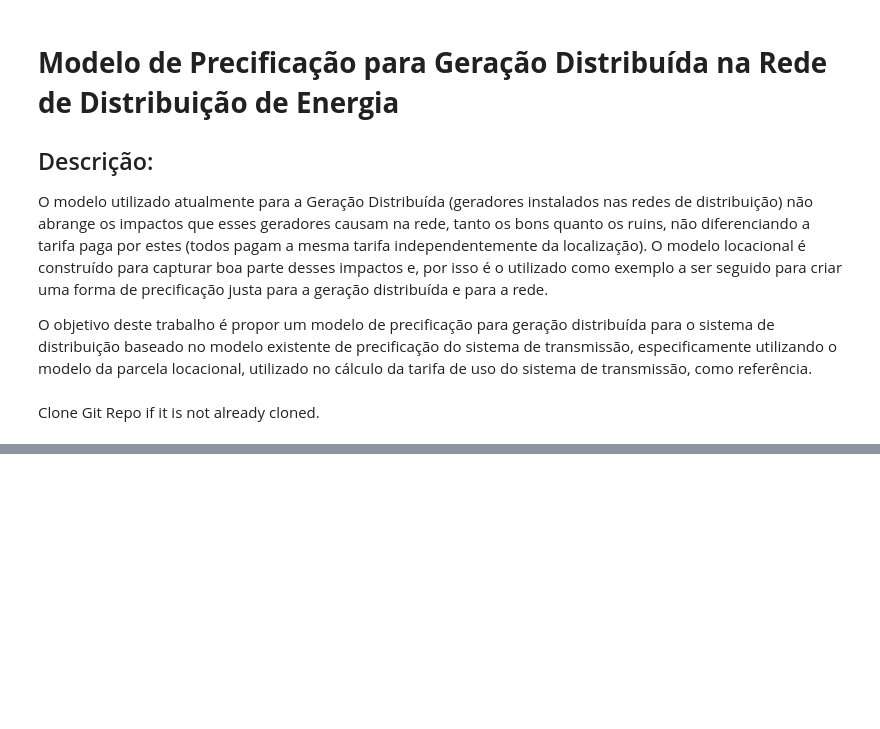
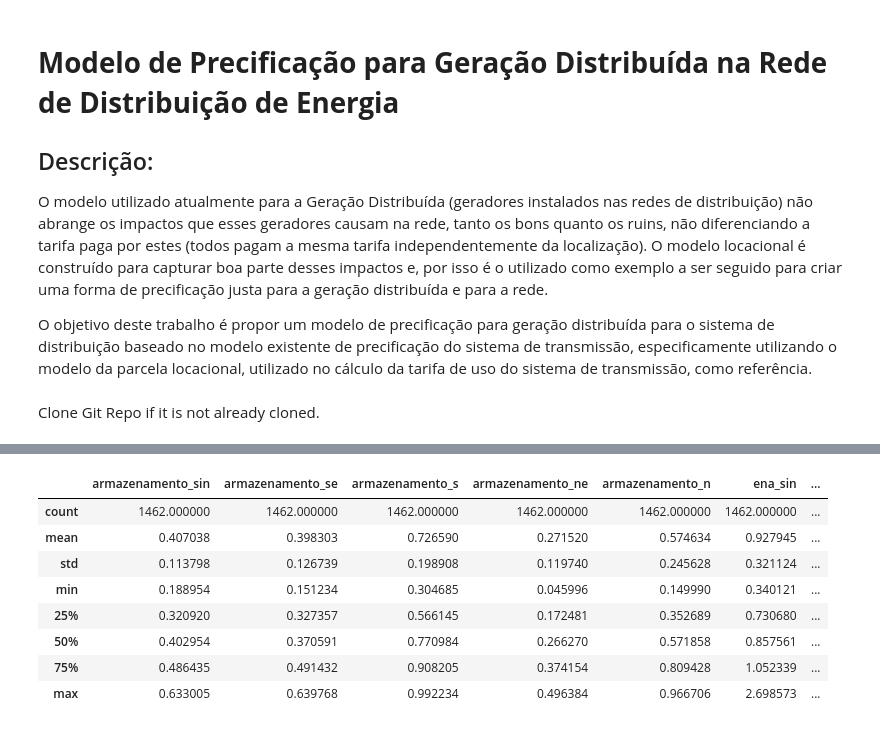
Before and after one commit to wsilveira-splunk/projeto_final_ciencia_dados_02_2020, a Jupyter notebook: projeto_final_ciencia_dados_02_2020.ipynb, the cells around one changed output, grey strips where cells are left out. Saved outputs shown, nothing was run; the diff lists cells and outputs as text; code cells hidden in the pictures; blank space fills up the shorter version.

```diff
--- a/projeto_final_ciencia_dados_02_2020.ipynb
+++ b/projeto_final_ciencia_dados_02_2020.ipynb
@@ -70,0 +86,12 @@ plt.show()
+# %%
+df.describe()
+# %% [output]
+|  | armazenamento_sin | armazenamento_se | armazenamento_s | armazenamento_ne | armazenamento_n | ena_sin | ... |
+| count | 1462.000000 | 1462.000000 | 1462.000000 | 1462.000000 | 1462.000000 | 1462.000000 | ... |
+| mean | 0.407038 | 0.398303 | 0.726590 | 0.271520 | 0.574634 | 0.927945 | ... |
+| std | 0.113798 | 0.126739 | 0.198908 | 0.119740 | 0.245628 | 0.321124 | ... |
+| min | 0.188954 | 0.151234 | 0.304685 | 0.045996 | 0.149990 | 0.340121 | ... |
+| 25% | 0.320920 | 0.327357 | 0.566145 | 0.172481 | 0.352689 | 0.730680 | ... |
+| 50% | 0.402954 | 0.370591 | 0.770984 | 0.266270 | 0.571858 | 0.857561 | ... |
+| 75% | 0.486435 | 0.491432 | 0.908205 | 0.374154 | 0.809428 | 1.052339 | ... |
+| max | 0.633005 | 0.639768 | 0.992234 | 0.496384 | 0.966706 | 2.698573 | ... |
```
Also changed, not shown: parts of 9 cells of this notebook.
